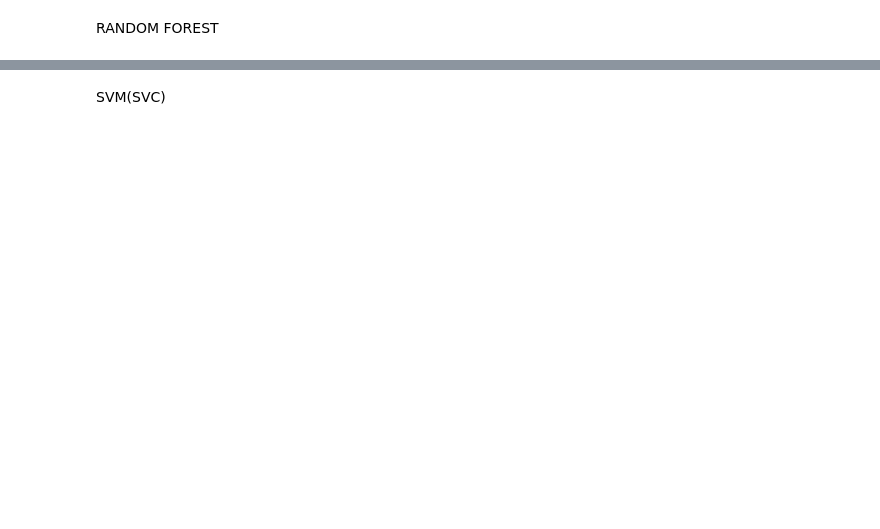
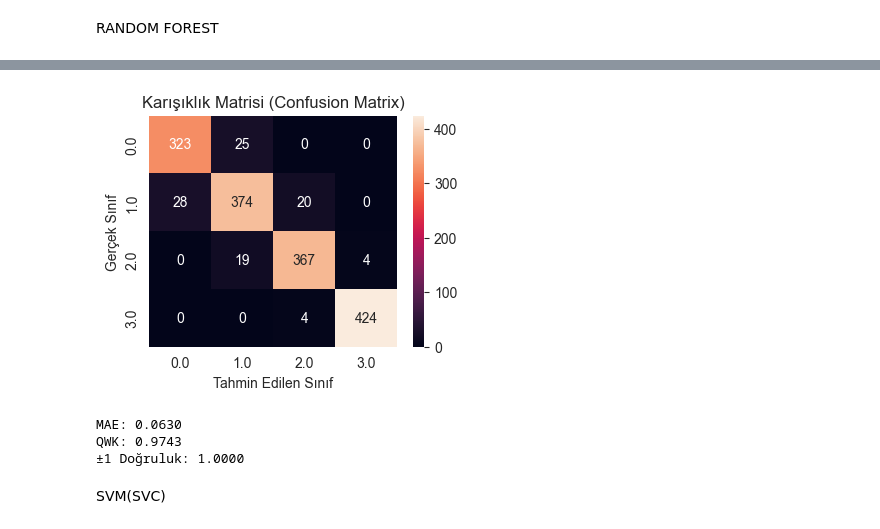
Before and after one commit to 190101007/air-quality, a Jupyter notebook: ign/ignpy.ipynb, the cells around one changed output, grey strips where cells are left out. Saved outputs shown, nothing was run; the diff lists cells and outputs as text; code cells hidden in the pictures; blank space fills up the shorter version.

```diff
--- a/ign/ignpy.ipynb
+++ b/ign/ignpy.ipynb
@@ -411,6 +448,23 @@ print(classification_report(y_test, y_pred_test))
 # %%
-print("--- Karışıklık Matrisi (Confusion Matrix) ---")
-print(confusion_matrix(y_test, y_pred_test))
+cm = confusion_matrix(y_test, y_pred_test)
+plt.figure(figsize=(4,3))
+sns.heatmap(cm, annot=True, fmt='d', xticklabels=np.unique(y), yticklabels=np.unique(y))
+plt.title('Karışıklık Matrisi (Confusion Matrix)')
+plt.xlabel('Tahmin Edilen Sınıf')
+plt.ylabel('Gerçek Sınıf')
+plt.show()
+# %% [output]
+[figure, added]
+# %%
+mae_rf = mean_absolute_error(y_test, y_pred_test)
+qwk_rf = cohen_kappa_score(y_test, y_pred_test, weights='quadratic')
+
+print(f"MAE: {mae_rf:.4f}")
+print(f"QWK: {qwk_rf:.4f}")
+# %% [output]
+MAE: 0.0630
+QWK: 0.9743
+±1 Doğruluk: 1.0000
 # %% [markdown]
 SVM(SVC)
 # %%
```
Also changed, not shown: parts of 67 cells of this notebook.
